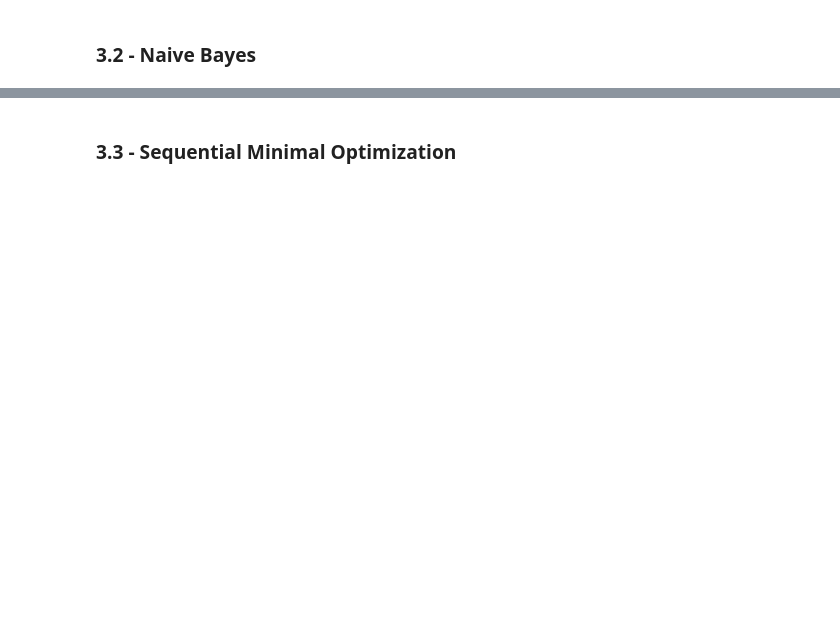
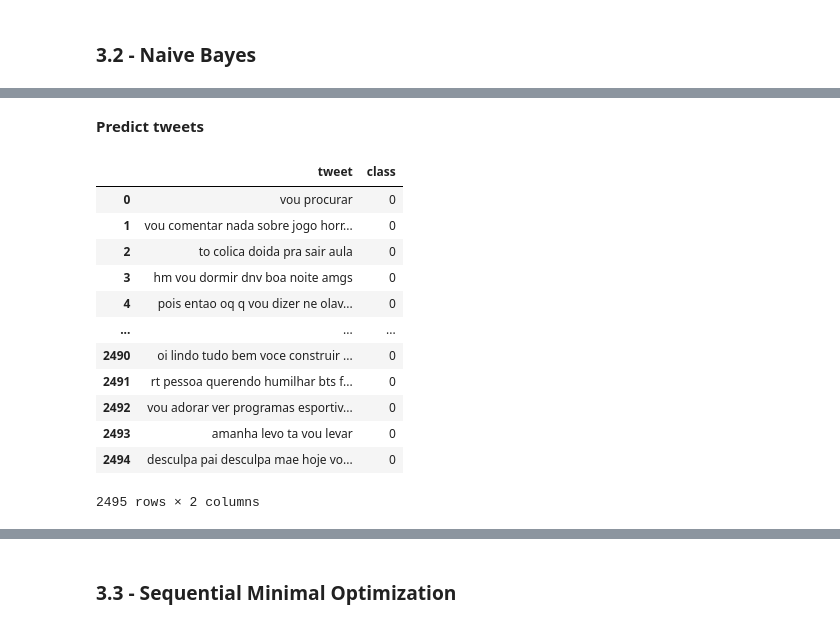
Before and after one commit to marcelobenedito/quarantine_covid19_behavior_analysis, a Jupyter notebook: quarantine_covid19_behavior_analysis.ipynb, the cells around one changed output, grey strips where cells are left out. Cells and saved outputs as stored; diff of their text form; code cells hidden in the pictures; blank space fills up the shorter version.

```diff
--- a/quarantine_covid19_behavior_analysis.ipynb
+++ b/quarantine_covid19_behavior_analysis.ipynb
@@ -470,0 +572,20 @@ array([[9.99963274e-01, 3.67256107e-05],
+# %% [markdown]
+**Predict tweets**
+# %%
+tests = X_test
+predict_result = pipe.predict(X_test)
+pd.DataFrame(zip(tests, predict_result), columns=['tweet', 'class'])
+# %% [output]
+|  | tweet | class |
+| 0 | vou procurar | 0 |
+| 1 | vou comentar nada sobre jogo horr... | 0 |
+| 2 | to colica doida pra sair aula | 0 |
+| 3 | hm vou dormir dnv boa noite amgs | 0 |
+| 4 | pois entao oq q vou dizer ne olav... | 0 |
+| ... | ... | ... |
+| 2490 | oi lindo tudo bem voce construir ... | 0 |
+| 2491 | rt pessoa querendo humilhar bts f... | 0 |
+| 2492 | vou adorar ver programas esportiv... | 0 |
+| 2493 | amanha levo ta vou levar | 0 |
+| 2494 | desculpa pai desculpa mae hoje vo... | 0 |
+2495 rows × 2 columns
```
Also changed, not shown: parts of 55 cells of this notebook.
